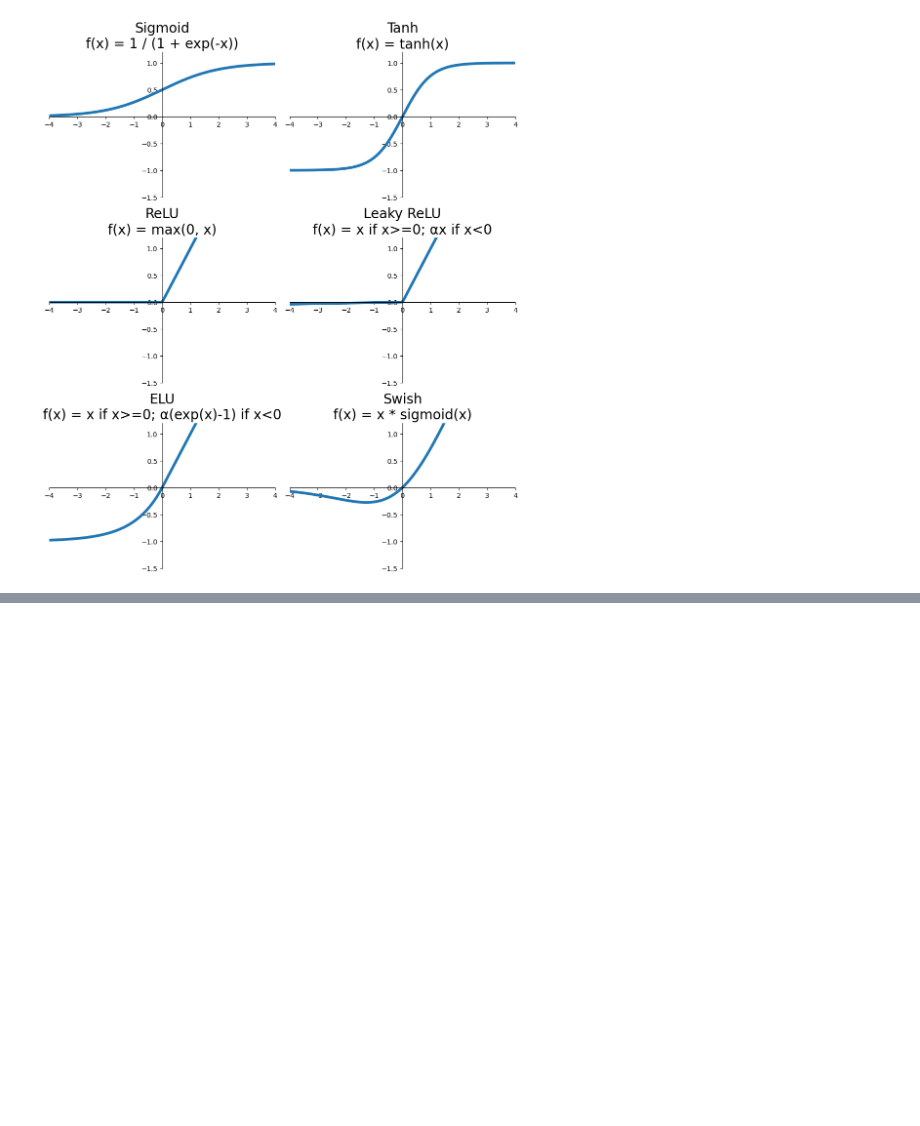
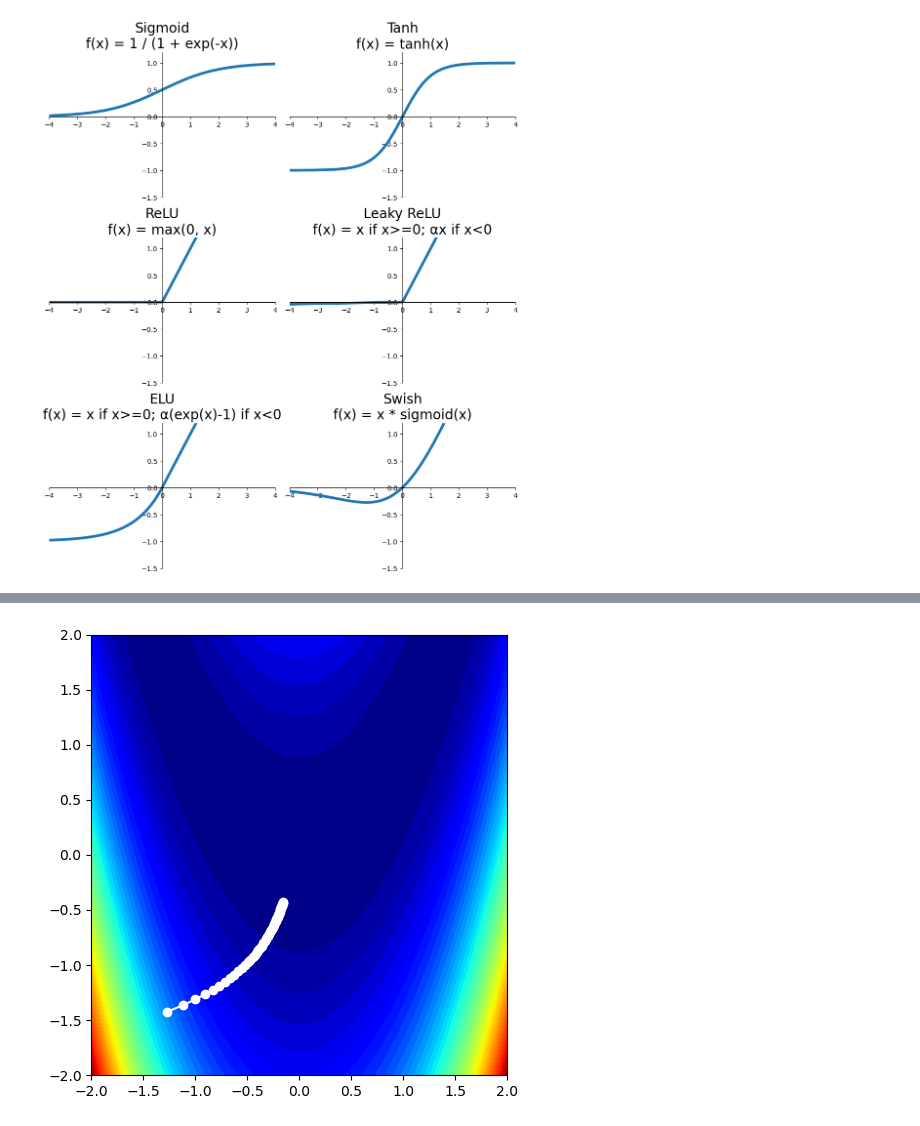
Before and after one commit to basictask/Intelligencia, a Jupyter notebook: 7_dl/doc/images/plots.ipynb, the cells around one changed output, grey strips where cells are left out. Saved outputs shown, nothing was run; the diff lists cells and outputs as text; code cells hidden in the pictures; blank space fills up the shorter version.

```diff
--- a/7_dl/doc/images/plots.ipynb
+++ b/7_dl/doc/images/plots.ipynb
@@ -78,62 +78,66 @@ Saving figure dl_2
 import numpy as np
 import matplotlib.pyplot as plt
 
-# Define the target function
-def target_function(x, y):
-    return x**2 + y**2
+start_point = [-1.5, -1.5]
 
-# Gradient of the target function
-def gradient(x, y):
-    return np.array([2*x, 2*y])
+# Rosenbrock function
+def f(x, y):
+    return (1 - x)**2 + 100 * (y - x**2)**2
+
+def df(x, y):
+    grad_x = -2 * (1 - x) - 400 * x * (y - x**2)
+    grad_y = 200 * (y - x**2)
+    return np.array([grad_x, grad_y])
 
 # Gradient descent algorithms
 def batch_gradient_descent(learning_rate, num_iterations):
     trajectory = []
-    point = np.array([10.0, 10.0])
+    point = np.array(start_point)
     for _ in range(num_iterations):
-        gradient_vector = gradient(*point)
+        gradient_vector = df(*point)
         point -= learning_rate * gradient_vector
         trajectory.append(point.copy())
     return np.array(trajectory)
 
 def mini_batch_gradient_descent(learning_rate, num_iterations, batch_size):
     trajectory = []
-    point = np.array([10.0, 10.0])
+    point = np.array(start_point)
     for _ in range(num_iterations):
         batch_indices = np.random.choice(range(len(data)), batch_size, replace=False)
-        batch_gradient = np.mean([gradient(*data[i]) for i in batch_indices], axis=0)
+        batch_gradient = np.mean([df(*data[i]) for i in batch_indices], axis=0)
         point -= learning_rate * batch_gradient
         trajectory.append(point.copy())
     return np.array(trajectory)
 
 def stochastic_gradient_descent(learning_rate, num_iterations):
     trajectory = []
-    point = np.array([10.0, 10.0])
+    point = np.array(start_point)
     for _ in range(num_iterations):
         data_index = np.random.randint(0, len(data))
-        point -= learning_rate * gradient(*data[data_index])
+        point -= learning_rate * df(*data[data_index])
         trajectory.append(point.copy())
     return np.array(trajectory)
 
 def momentum_gradient_descent(learning_rate, num_iterations, momentum):
     trajectory = []
-    point = np.array([10.0, 10.0])
+    point = np.array(start_point)
     velocity = np.zeros(2)
     for _ in range(num_iterations):
-        gradient_vector = gradient(*point)
+        gradient_vector = df(*point)
         velocity = momentum * velocity - learning_rate * gradient_vector
         point += velocity
         trajectory.append(point.copy())
     return np.array(trajectory)
 
-# Generate some synthetic data points for the target function
-np.random.seed(0)
-data = np.random.uniform(-10, 10, size=(100, 2))
+np.random.seed(1)
+
+# Generate synthetic data points for the Rosenbrock function
+data = np.random.uniform(-2, 2, size=(100, 2))
 
 # Parameters
-learning_rate = 0.1
+learning_rate = 0.0001
 num_iterations = 50
-batch_size = 10
+batch_size = 15
 momentum = 0.9
 
 # Run optimization algorithms
@@ -142,24 +146,50 @@ mini_batch_trajectory = mini_batch_gradient_descent(learning_rate, num_iteration
 stochastic_trajectory = stochastic_gradient_descent(learning_rate, num_iterations)
 momentum_trajectory = momentum_gradient_descent(learning_rate, num_iterations, momentum)
 
-# Plot the trajectories
-plt.figure(figsize=(12, 12))
+scale = 2
+axes = [-1*scale, 1*scale, -1*scale, 1*scale]
 
-plt.subplot(2, 2, 1)
-plt.plot(batch_trajectory[:, 0], batch_trajectory[:, 1], '-o')
-plt.title('Batch Gradient Descent')
+# Create a grid of points for the Rosenbrock function
+x_range = np.linspace(axes[0], axes[1], 500)
+y_range = np.linspace(axes[2], axes[3], 500)
+X, Y = np.meshgrid(x_range, y_range)
+Z = f(X, Y)
 
-plt.subplot(2, 2, 2)
-plt.plot(mini_batch_trajectory[:, 0], mini_batch_trajectory[:, 1], '-o')
-plt.title('Mini-Batch Gradient Descent')
+# Plot the trajectories and the Rosenbrock function
+fs = (5,5)
+plt.figure(figsize=fs)
+plt.contourf(X, Y, Z, levels=50, cmap='jet')
+plt.plot(batch_trajectory[:, 0], batch_trajectory[:, 1], '-o', color='white')
+plt.tight_layout()
+plt.xlim(axes[0], axes[1])
+plt.ylim(axes[2], axes[3])
+save_fig('gd_batch')
+plt.show()
 
-plt.subplot(2, 2, 3)
-plt.plot(stochastic_trajectory[:, 0], stochastic_trajectory[:, 1], '-o')
-plt.title('Stochastic Gradient Descent')
+plt.figure(figsize=fs)
+plt.contourf(X, Y, Z, levels=50, cmap='jet')
+plt.plot(mini_batch_trajectory[:, 0], mini_batch_trajectory[:, 1], '-o', color='white')
+plt.tight_layout()
+plt.xlim(axes[0], axes[1])
+plt.ylim(axes[2], axes[3])
+save_fig('gd_minibatch')
+plt.show()
 
-plt.subplot(2, 2, 4)
-plt.plot(momentum_trajectory[:, 0], momentum_trajectory[:, 1], '-o')
-plt.title('Momentum Gradient Descent')
+plt.figure(figsize=fs)
+plt.contourf(X, Y, Z, levels=50, cmap='jet')
+plt.plot(stochastic_trajectory[:, 0], stochastic_trajectory[:, 1], '-o', color='white')
+plt.tight_layout()
+plt.xlim(axes[0], axes[1])
+plt.ylim(axes[2], axes[3])
+save_fig('gd_stochastic')
+plt.show()
 
+plt.figure(figsize=fs)
+plt.contourf(X, Y, Z, levels=50, cmap='jet')
+plt.plot(momentum_trajectory[:, 0], momentum_trajectory[:, 1], '-o', color='white')
 plt.tight_layout()
+plt.xlim(axes[0], axes[1])
+plt.ylim(axes[2], axes[3])
+save_fig('gd_momentum')
 plt.show()
+# %% [output]
@@ -165,0 +197 @@ plt.show()
+[figure, added]
```
Also changed, not shown: parts of 2 cells of this notebook, 49 other files.
